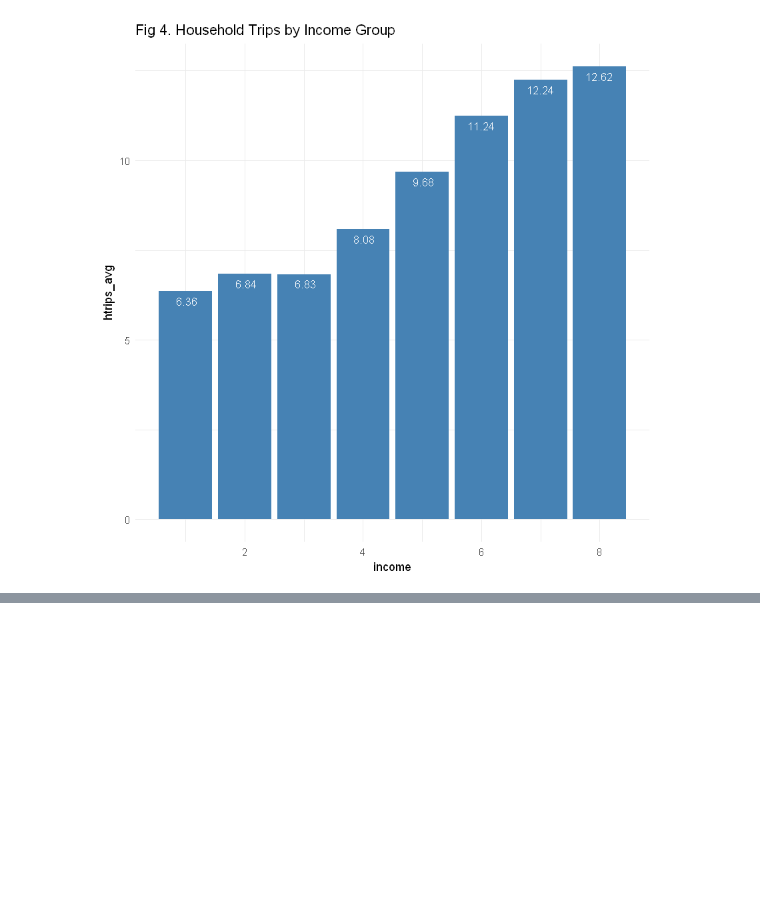
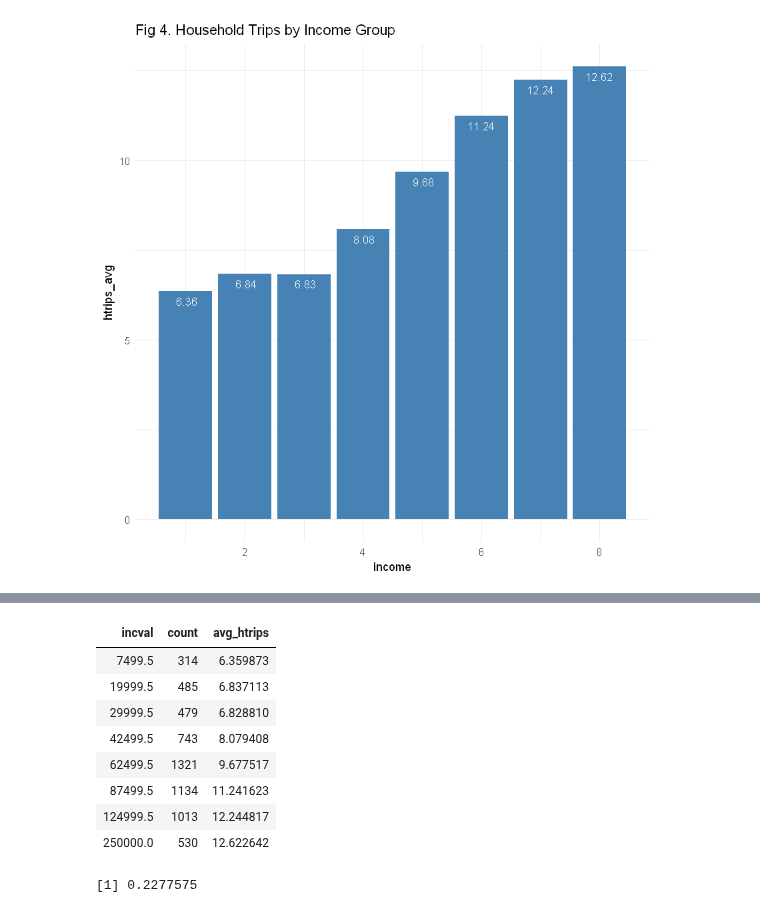
Before and after one commit to saashimi/USP_587, a Jupyter notebook: hw1-r.ipynb, the cells around one changed output, grey strips where cells are left out. Cells and saved outputs as stored; diff of their text form; code cells hidden in the pictures; blank space fills up the shorter version.

```diff
--- a/hw1-r.ipynb
+++ b/hw1-r.ipynb
@@ -145,0 +156,17 @@ inc_cat.group.summary
+# %%
+incval <- ifelse(df$income == 1 , ((14999-0)/2 + 0), ifelse(
+    df$income == 2, ((24999-15000)/2 + 15000), ifelse(
+        df$income == 3, ((34999-25000)/2 + 25000), ifelse(
+            df$income == 4, ((49999-35000)/2 + 35000), ifelse(
+                df$income == 5, ((74999-50000)/2 + 50000), ifelse(
+                    df$income == 6, ((99999-75000)/2 + 75000), ifelse(
+                        df$income == 7, ((149999-100000)/2 + 100000), ifelse(
+                            df$income == 8, 250000, ifelse(
+                                df$income == 99, NA, df$income)))))))))
+df$incval <- incval
+print("Comparison of Income and INCVAL")
+df %>%
+    select(income, incval) %>%
+    summary()
+print("Standard Deviation of INCVAL:")
+sd(df$incval, na.rm=TRUE)
@@ -145,0 +185,20 @@ inc_cat.group.summary
+# %%
+incval.group <- group_by(df, incval)  %>%
+    filter(complete.cases(incval))
+incval.group.summary <- summarize(incval.group, count=n(),
+                                  avg_htrips=mean(htrips))
+incval.group.summary
+# %% [output]
+| incval | count | avg_htrips |
+| 7499.5 | 314 | 6.359873 |
+| 19999.5 | 485 | 6.837113 |
+| 29999.5 | 479 | 6.828810 |
+| 42499.5 | 743 | 8.079408 |
+| 62499.5 | 1321 | 9.677517 |
+| 87499.5 | 1134 | 11.241623 |
+| 124999.5 | 1013 | 12.244817 |
+| 250000.0 | 530 | 12.622642 |
+# %%
+cor(df$incval, df$htrips, use="complete.obs")
+# %% [output]
+[1] 0.2277575
```
Also changed, not shown: parts of 3 cells of this notebook.
